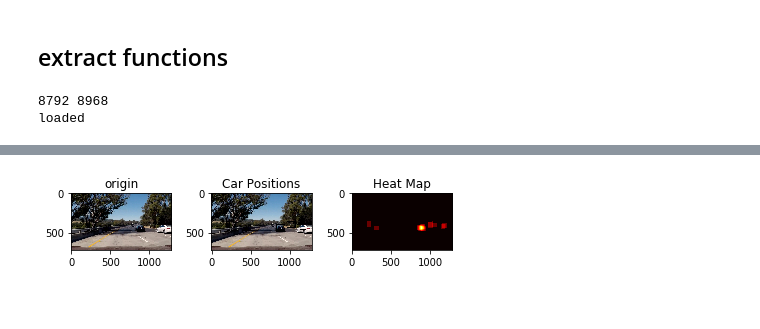
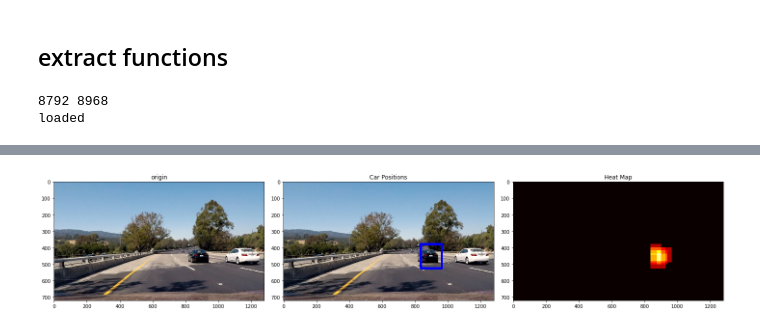
Before and after one commit to DolphinWorld/udacitySelfDrivingCourse, a Jupyter notebook: paste/P5.ipynb, the cells around one changed output, grey strips where cells are left out. Drawn from its saved outputs; the diff is of its cells as text; code cells hidden in the pictures; blank space fills up the shorter version.

```diff
--- a/paste/P5.ipynb
+++ b/paste/P5.ipynb
@@ -343,9 +356,9 @@ Test Accuracy of SVC =  0.9825
 # %%
-image = mpimg.imread('test_images/test5.jpg')
+image = mpimg.imread('test_images/test4.jpg')
 draw_image = np.copy(image)
 
 print(image.shape)
-y_start_stop = [image.shape[0]//2, image.shape[0]] # Min and max in y to search in slide_window()
+#y_start_stop = [image.shape[0]//2, image.shape[0]] # Min and max in y to search in slide_window()
 x_start_stop=[None, None]
 
 # Uncomment the following line if you extracted training
@@ -353,17 +366,28 @@ x_start_stop=[None, None]
 # image you are searching is a .jpg (scaled 0 to 255)
 image = image.astype(np.float32) / 255
 
-size = (128, 128)
-windows = slide_window(image, x_start_stop=x_start_stop, y_start_stop=y_start_stop,
-                    xy_window=size, xy_overlap=(0.8, 0.8))
+y_start_stop = [image.shape[0]//2, image.shape[0]] # Min and max in y to search in slide_window()
+
+size_ranges = (64, 128, 256)
+y_end_rates = (0.7, 0.8, 1)
 
 
-hot_windows = search_windows(image, windows, svc, X_scaler, color_space=color_space,
+windows = []
+for y_end, xysize in zip(y_end_rates, size_ranges) :
+    size = (xysize, xysize)
+    y_start_stop = [image.shape[0]//2, int(y_end * image.shape[0])]
+    windows.extend(slide_window(image, x_start_stop=x_start_stop, y_start_stop=y_start_stop,
+                    xy_window=size, xy_overlap=(0.7, 0.7)))
+    print(size, y_start_stop)
+
+
+
+hot_windows = search_windows(image, windows, clf, X_scaler, color_space=color_space,
                         spatial_size=spatial_size, hist_bins=hist_bins,
                         orient=orient, pix_per_cell=pix_per_cell,
                         cell_per_block=cell_per_block,
                         hog_channel=hog_channel, spatial_feat=spatial_feat,
-                        hist_feat=hist_feat, hog_feat=hog_feat, size=size)
+                        hist_feat=hist_feat, hog_feat=hog_feat)
 
 
 window_img = draw_boxes(draw_image, hot_windows, color=(0, 0, 255), thick=6)
@@ -403,34 +431,34 @@ def draw_labeled_bboxes(img, labels):
         # Define a bounding box based on min/max x and y
         bbox = ((np.min(nonzerox), np.min(nonzeroy)), (np.max(nonzerox), np.max(nonzeroy)))
         # Draw the box on the image
-        cv2.rectangle(img, bbox[0], bbox[1], (0,0,255), 6)
+        cv2.rectangle(img, bbox[0], bbox[1], (0,0,1.0), 12)
     # Return the image
     return img
 
 # Add heat to each box in box list
 heat = add_heat(heat,box_list)
 
 # Apply threshold to help remove false positives
-heat = apply_threshold(heat,1)
+heat = apply_threshold(heat, 1)
 
 # Visualize the heatmap when displaying
 heatmap = np.clip(heat, 0, 255)
 
 # Find final boxes from heatmap using label function
 labels = label(heatmap)
 draw_img = draw_labeled_bboxes(np.copy(image), labels)
 
 
-fig = plt.figure()
+fig = plt.figure(figsize = (20,15))
 plt.subplot(131)
 plt.imshow(image)
 plt.title('origin')
 plt.subplot(132)
 plt.imshow(draw_img)
 plt.title('Car Positions')
 plt.subplot(133)
 plt.imshow(heatmap, cmap='hot')
 plt.title('Heat Map')
 fig.tight_layout()
 # %% [output]
-[figure, old version]
+[figure, new version]
```
Also changed, not shown: parts of 6 cells of this notebook, 1 other file.
